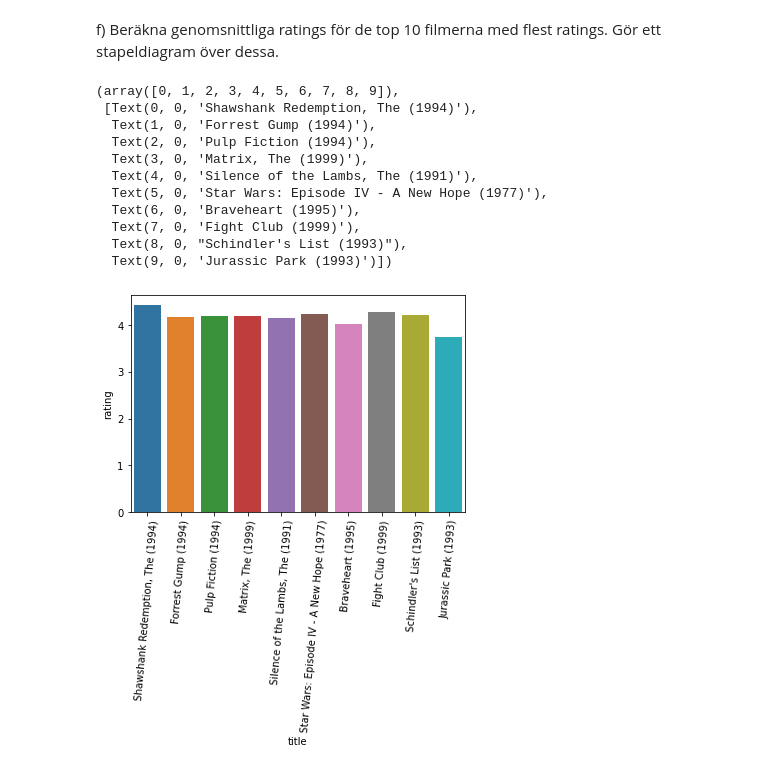
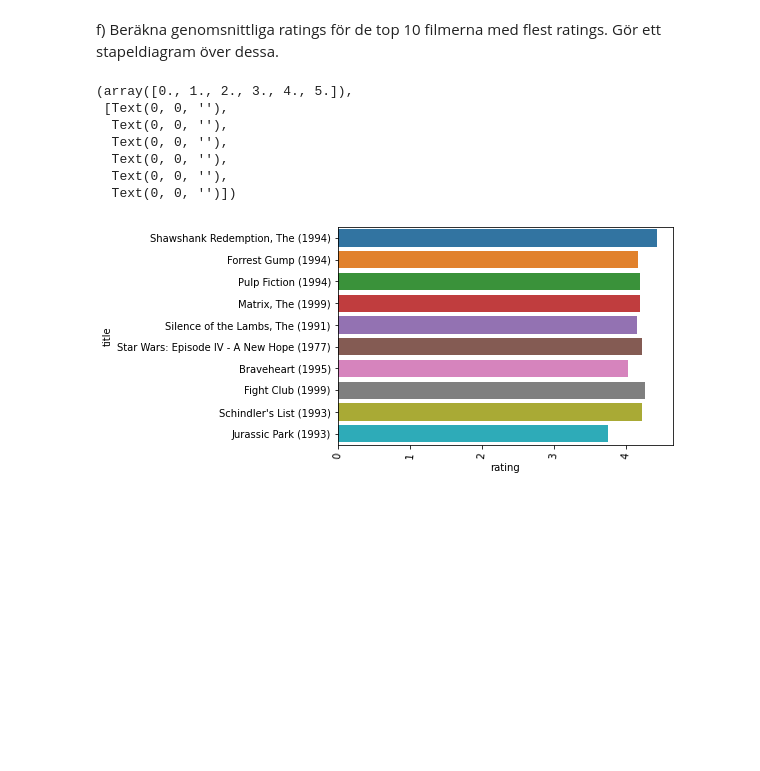
Before and after one commit to cooperhankun/Maskininlarning, a Jupyter notebook: Lab/ml-latest-small/lab.ipynb, the cells around one changed output. Drawn from its saved outputs; the diff is of its cells as text; code cells hidden in the pictures; blank space fills up the shorter version.

```diff
--- a/Lab/ml-latest-small/lab.ipynb
+++ b/Lab/ml-latest-small/lab.ipynb
@@ -111,18 +111,14 @@ sns.lineplot(data = data.groupby('rating').movieId.count())
 f) Beräkna genomsnittliga ratings för de top 10 filmerna med flest ratings. Gör ett stapeldiagram över
 dessa.
 # %%
-sns.barplot(data=mean_ratings, x=mean_ratings.index, y="rating")
+sns.barplot(data=mean_ratings, y=mean_ratings.index, x="rating")
 plt.xticks(rotation=85)
 # %% [output]
-(array([0, 1, 2, 3, 4, 5, 6, 7, 8, 9]),
- [Text(0, 0, 'Shawshank Redemption, The (1994)'),
-  Text(1, 0, 'Forrest Gump (1994)'),
-  Text(2, 0, 'Pulp Fiction (1994)'),
-  Text(3, 0, 'Matrix, The (1999)'),
-  Text(4, 0, 'Silence of the Lambs, The (1991)'),
-  Text(5, 0, 'Star Wars: Episode IV - A New Hope (1977)'),
-  Text(6, 0, 'Braveheart (1995)'),
-  Text(7, 0, 'Fight Club (1999)'),
-  Text(8, 0, "Schindler's List (1993)"),
-  Text(9, 0, 'Jurassic Park (1993)')])
+(array([0., 1., 2., 3., 4., 5.]),
+ [Text(0, 0, ''),
+  Text(0, 0, ''),
+  Text(0, 0, ''),
+  Text(0, 0, ''),
+  Text(0, 0, ''),
+  Text(0, 0, '')])
-[figure, old version]
+[figure, new version]
```
